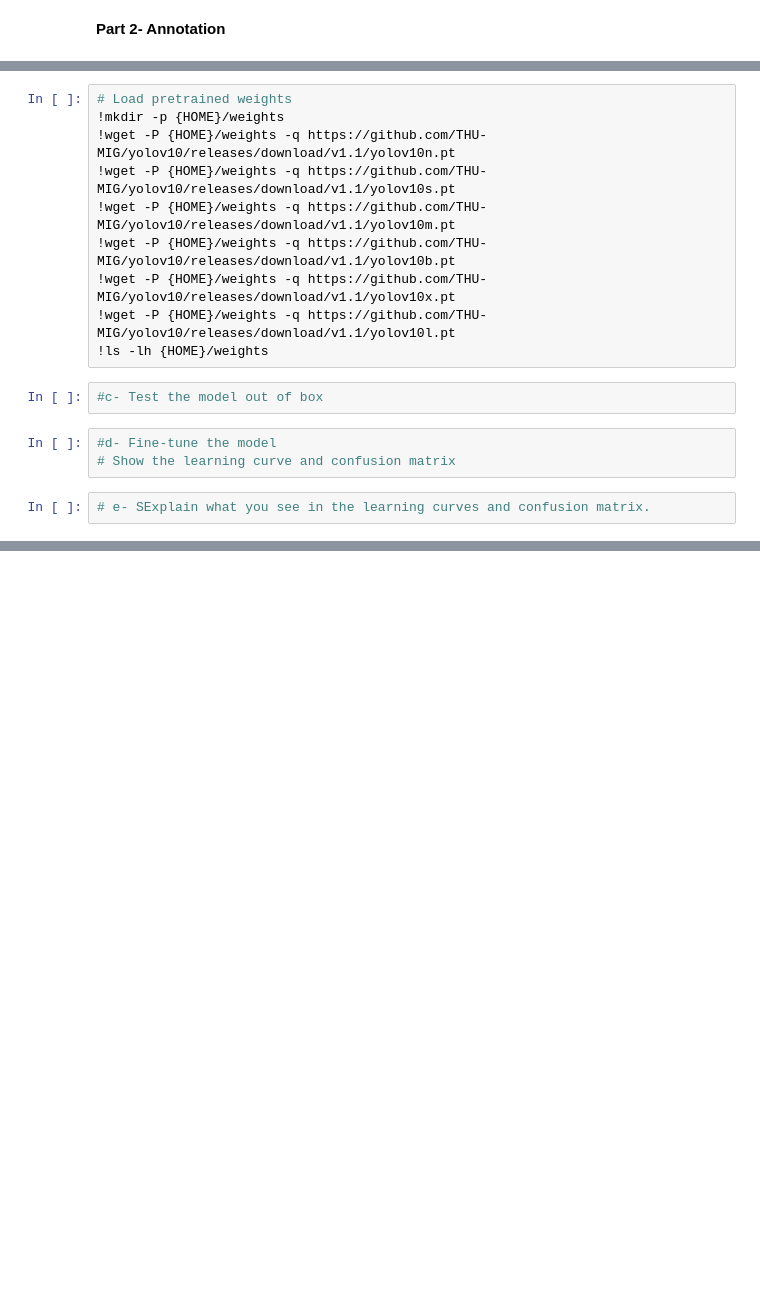
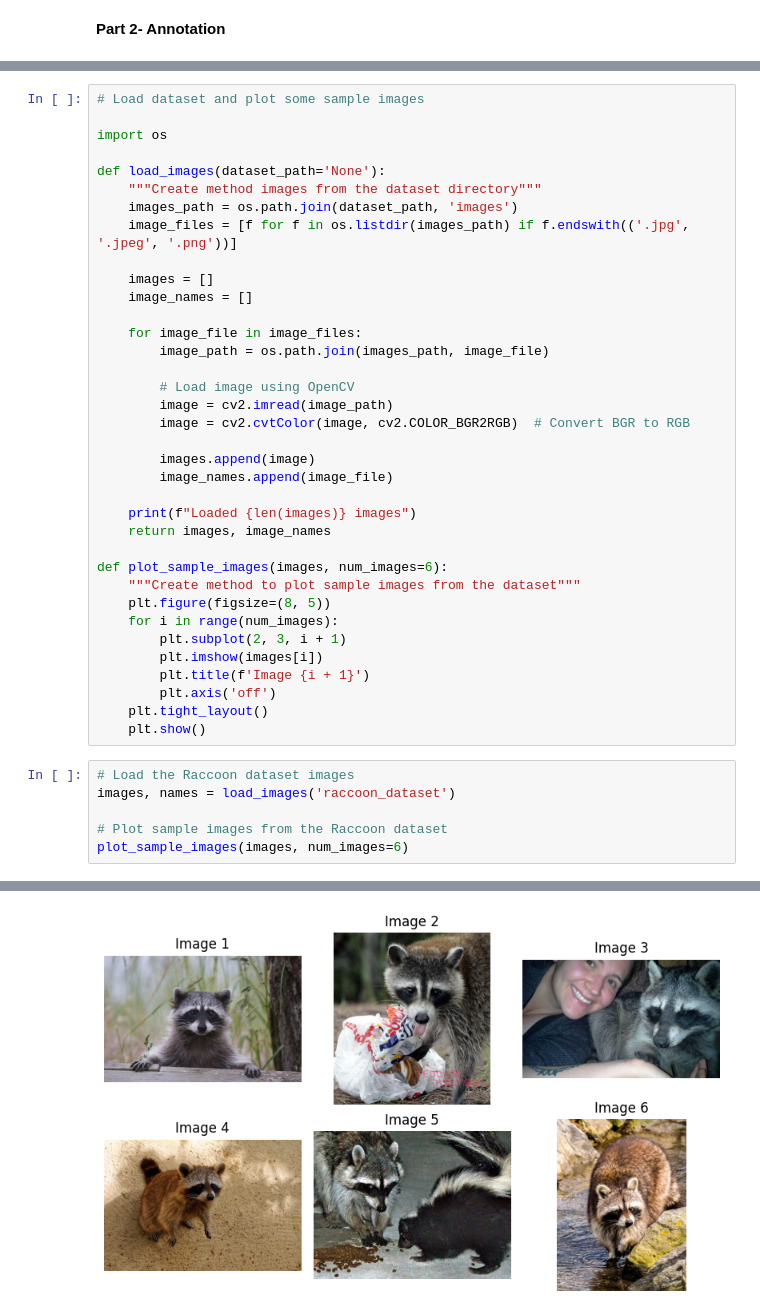
Before and after one commit to ploung/AAI-521-ComputerVision_Module3, a Jupyter notebook: Pros Loung_Assignment3.ipynb, the cells around one changed output, grey strips where cells are left out. Drawn from its saved outputs; the diff is of its cells as text; blank space fills up the shorter version.

```diff
--- a/Pros Loung_Assignment3.ipynb
+++ b/Pros Loung_Assignment3.ipynb
@@ -270,17 +161,43 @@ HOME = os.getcwd()
-# %%
-# Load pretrained weights
-!mkdir -p {HOME}/weights
-!wget -P {HOME}/weights -q https://github.com/THU-MIG/yolov10/releases/download/v1.1/yolov10n.pt
-!wget -P {HOME}/weights -q https://github.com/THU-MIG/yolov10/releases/download/v1.1/yolov10s.pt
-!wget -P {HOME}/weights -q https://github.com/THU-MIG/yolov10/releases/download/v1.1/yolov10m.pt
-!wget -P {HOME}/weights -q https://github.com/THU-MIG/yolov10/releases/download/v1.1/yolov10b.pt
-!wget -P {HOME}/weights -q https://github.com/THU-MIG/yolov10/releases/download/v1.1/yolov10x.pt
-!wget -P {HOME}/weights -q https://github.com/THU-MIG/yolov10/releases/download/v1.1/yolov10l.pt
-!ls -lh {HOME}/weights
-# %%
-#c- Test the model out of box
-# %%
-#d- Fine-tune the model
-# Show the learning curve and confusion matrix
-# %%
-# e- SExplain what you see in the learning curves and confusion matrix.
+# %%
+# Load dataset and plot some sample images
+
+import os
+
+def load_images(dataset_path='None'):
+    """Create method images from the dataset directory"""
+    images_path = os.path.join(dataset_path, 'images')
+    image_files = [f for f in os.listdir(images_path) if f.endswith(('.jpg', '.jpeg', '.png'))]
+
+    images = []
+    image_names = []
+
+    for image_file in image_files:
+        image_path = os.path.join(images_path, image_file)
+
+        # Load image using OpenCV
+        image = cv2.imread(image_path)
+        image = cv2.cvtColor(image, cv2.COLOR_BGR2RGB)  # Convert BGR to RGB
+
+        images.append(image)
+        image_names.append(image_file)
+
+    print(f"Loaded {len(images)} images")
+    return images, image_names
+
+def plot_sample_images(images, num_images=6):
+    """Create method to plot sample images from the dataset"""
+    plt.figure(figsize=(8, 5))
+    for i in range(num_images):
+        plt.subplot(2, 3, i + 1)
+        plt.imshow(images[i])
+        plt.title(f'Image {i + 1}')
+        plt.axis('off')
+    plt.tight_layout()
+    plt.show()
+# %%
+# Load the Raccoon dataset images
+images, names = load_images('raccoon_dataset')
+
+# Plot sample images from the Raccoon dataset
+plot_sample_images(images, num_images=6)
+# %% [output]
@@ -286,0 +205 @@ HOME = os.getcwd()
+[figure, added]
```
Also changed, not shown: parts of 18 cells of this notebook.
